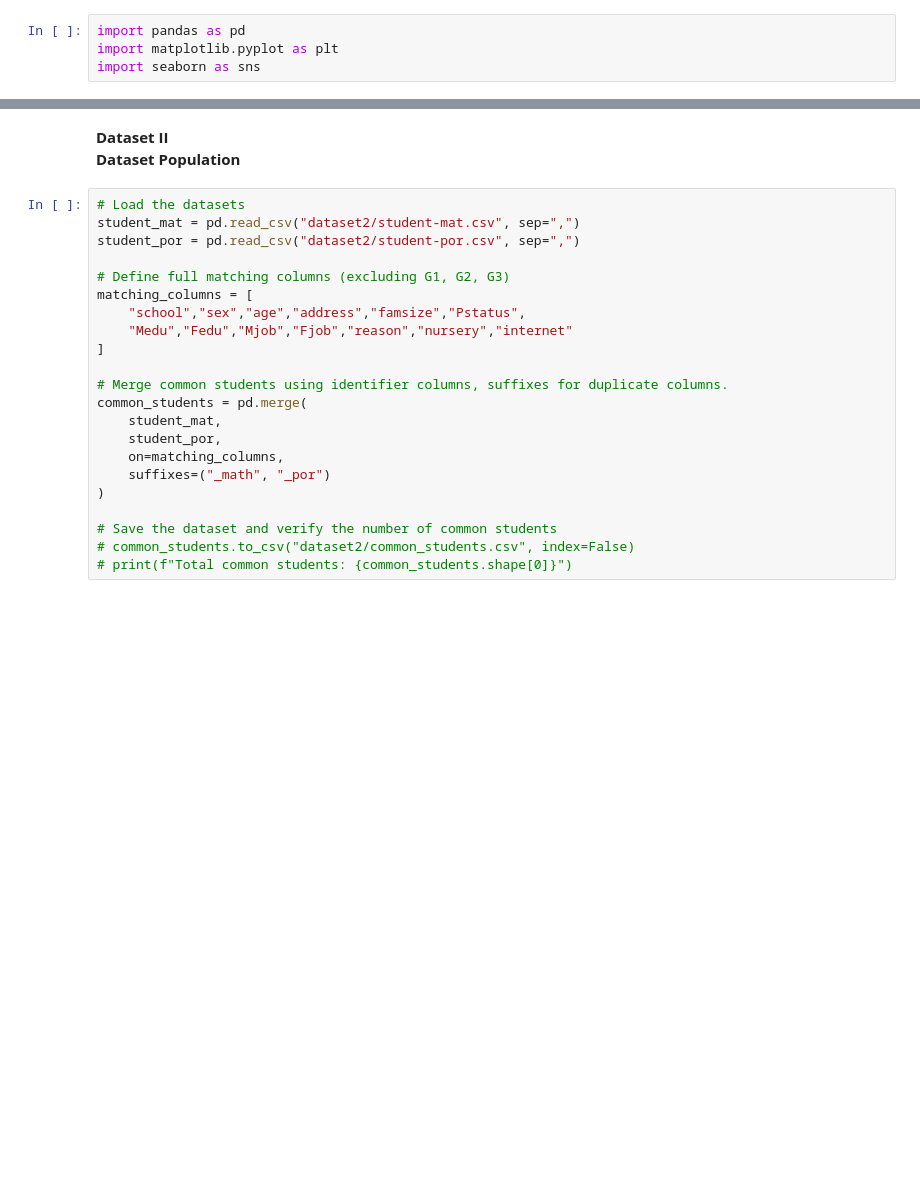
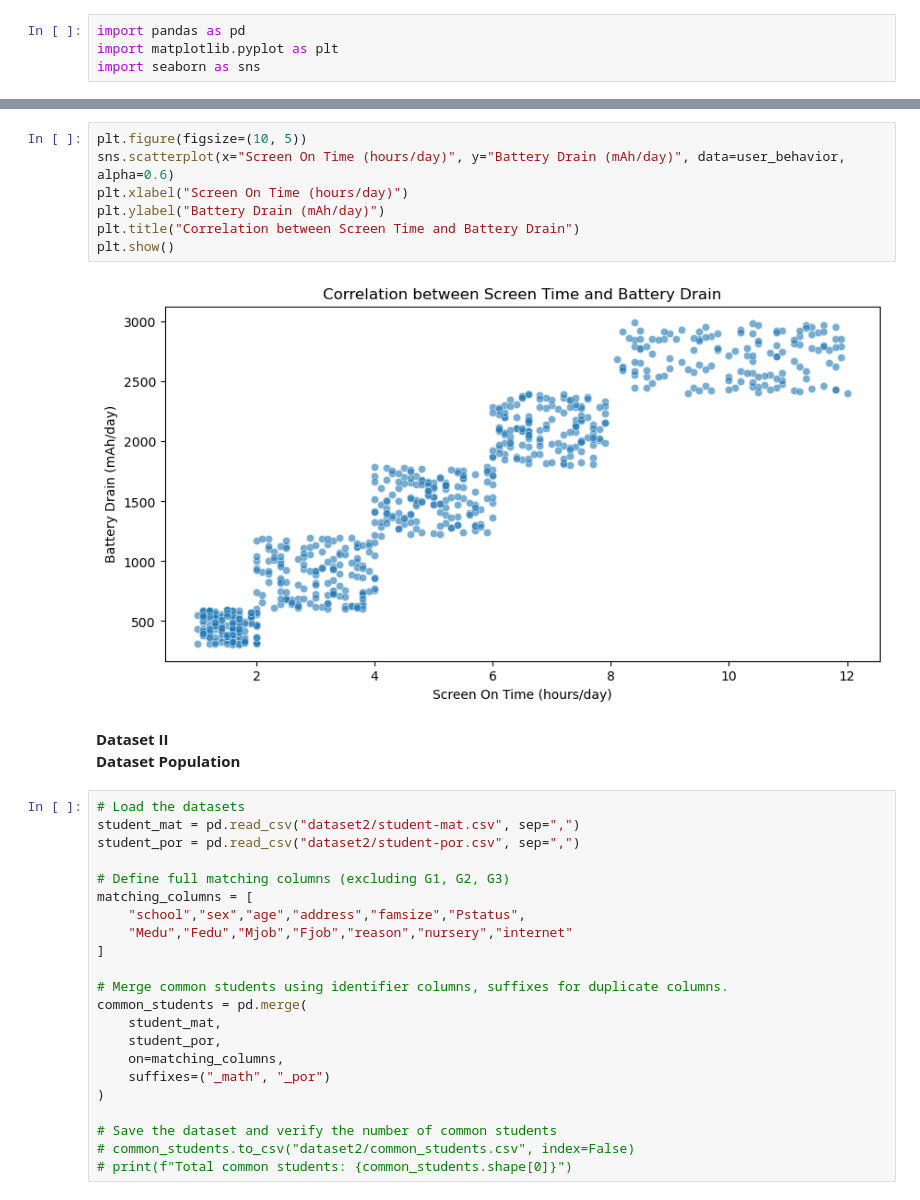
Before and after one commit to royruik/CSI4142_Assignments, a Jupyter notebook: A1_Jupyter_Analysis.ipynb, the cells around one changed output, grey strips where cells are left out. Saved outputs shown, nothing was run; the diff lists cells and outputs as text; blank space fills up the shorter version.

```diff
--- a/A1_Jupyter_Analysis.ipynb
+++ b/A1_Jupyter_Analysis.ipynb
@@ -66,3 +164,12 @@ import seaborn as sns
+# %%
+plt.figure(figsize=(10, 5))
+sns.scatterplot(x="Screen On Time (hours/day)", y="Battery Drain (mAh/day)", data=user_behavior, alpha=0.6)
+plt.xlabel("Screen On Time (hours/day)")
+plt.ylabel("Battery Drain (mAh/day)")
+plt.title("Correlation between Screen Time and Battery Drain")
+plt.show()
+# %% [output]
+[figure, added]
 # %% [markdown]
 **Dataset II**
 **Dataset Population**
```
Also changed, not shown: parts of 14 cells of this notebook, 1 other file.
